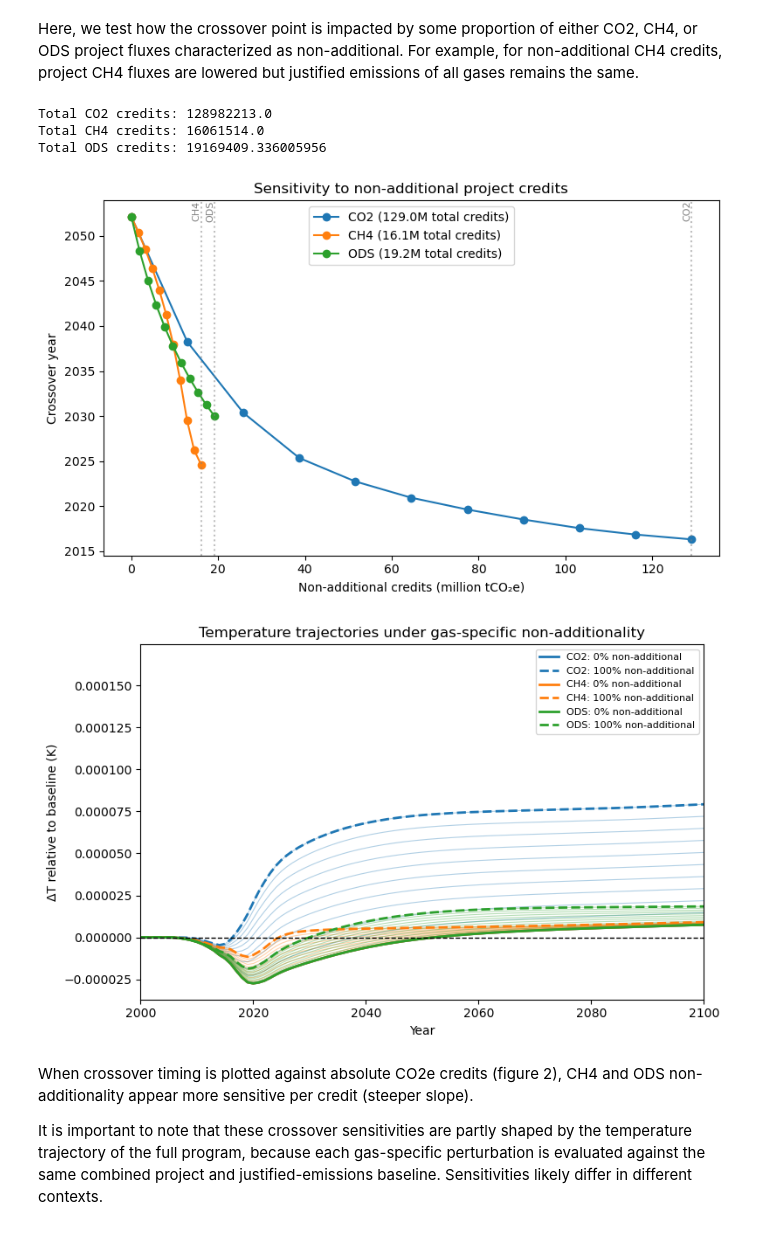
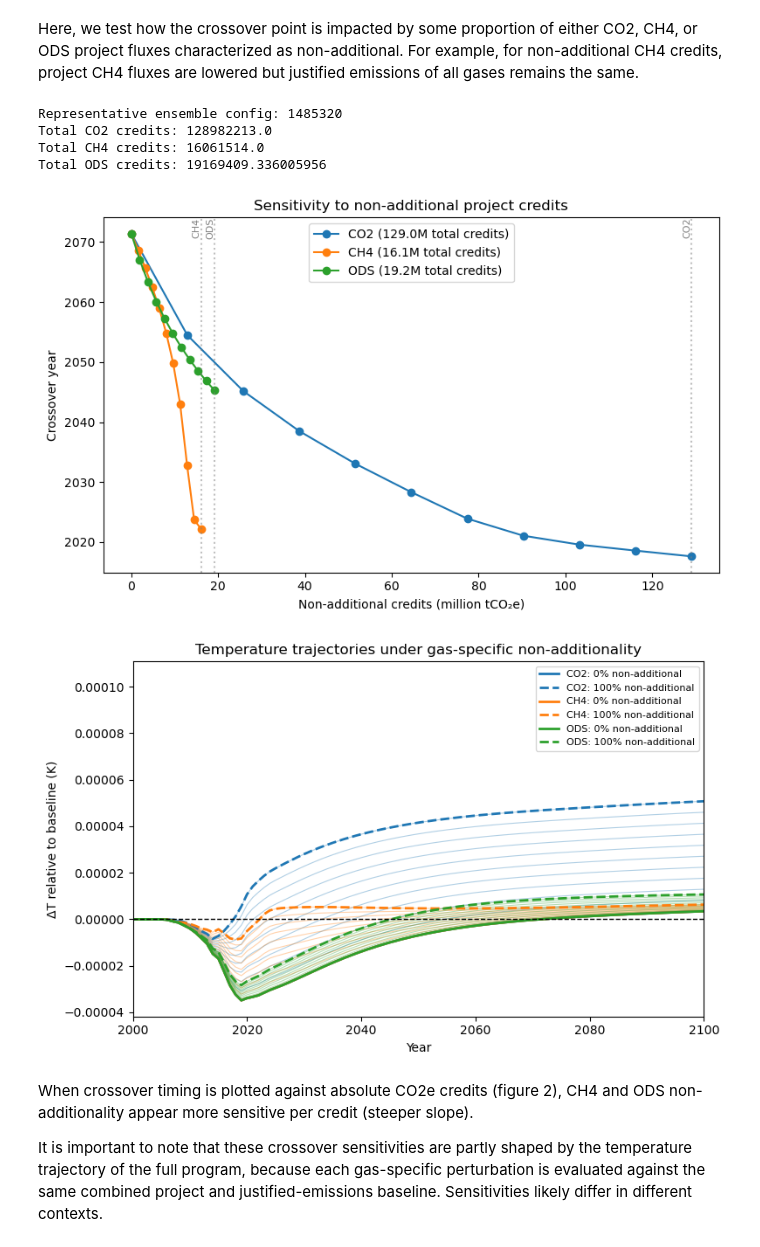
Before and after one commit to carbonplan/slcp-offsetting, a Jupyter notebook: notebooks/02a_ca_analysis_SpecificODS.ipynb, the cells around one changed output. Saved outputs shown, nothing was run; the diff lists cells and outputs as text; code cells hidden in the pictures.

```diff
--- a/notebooks/02a_ca_analysis_SpecificODS.ipynb
+++ b/notebooks/02a_ca_analysis_SpecificODS.ipynb
@@ -150,7 +156,7 @@ for sp in ["CO2 FFI", "CO2 AFOLU", "CH4", "N2O", *ODS_SPECIES]:
         fill(f.emissions, base, scenario=scen, config="central", specie=sp)
 # %%
 # ----------------------------
-# apply project perturbations
+# apply project perturbations to legacy run
 # ----------------------------
 
 timepoints = np.asarray(f.timepoints, dtype=float)
@@ -180,6 +186,9 @@ for _, row in df_p.iterrows():
     # actual_ch4: only physical ch4 project flux
     f.emissions.loc[dict(timepoints=yr, scenario="actual_ch4", config="central", specie="CH4")].values += ch4_p
 
+    # actual_co2: only physical co2 project flux
+    f.emissions.loc[dict(timepoints=yr, scenario="actual_co2", config="central", specie="CO2 FFI")].values += co2_p
+
     # claimed_ch4: only ch4 project flux represented as co2-equivalent
     f.emissions.loc[dict(timepoints=yr, scenario="claimed_ch4", config="central", specie="CO2 FFI")].values += row["ch4_flux"] * gwp_ch4(year) / 1e9
 
@@ -668,8 +925,11 @@ plt.show()
 
 equiv_summary = []
 
-# exclude future temporary CO2 storage re-release
-df_p_observed = df_p[df_p["year"] <= 2030].copy()
+# use crediting period only to calculate issued credits
+df_p_crediting = df_p[df_p["year"] <= 2025].copy()
+
+# use crediting period only to calculate issued credits
+df_p_crediting = df_p[df_p["year"] <= 2025].copy()
 
 # original gwp100 credit totals
 original_ch4_credits = -1 * (df_p_crediting["ch4_flux"] * df_p_crediting["year"].apply(gwp_ch4)).sum()
@@ -791,8 +1051,23 @@ df_p_continued = pd.concat([df_p_observed[df_p_observed["year"] < extension_star
 df_e_continued = pd.concat([df_e[df_e["year"] < extension_start], df_e_extension], ignore_index=True).sort_values("year")
 
 # run observed and continued-program cases
-years_observed, temp_observed = run_program_fair(df_p_observed, df_e)
-years_continued, temp_continued = run_program_fair(df_p_continued, df_e_continued)
+from tqdm.auto import tqdm
+
+continued_results = {}
+runs = [
+    ("Observed", df_p_observed, df_e),
+    ("Continued", df_p_continued, df_e_continued)
+]
+
+pbar = tqdm(runs, desc="Program continuation runs")
+
+for label, df_p_run, df_e_run in pbar:
+    pbar.set_postfix_str(label)
+    years_run, continued_results[label] = run_program_fair(df_p_run, df_e_run)
+
+years_observed = years_run
+temp_observed = continued_results["Observed"]
+temp_continued = continued_results["Continued"]
 
 #  --- plot with crossover years  ---
 continued_results = {
@@ -806,7 +1081,7 @@ for label, temp in continued_results.items():
     crossover_year = find_crossover_year(years_observed, temp)
     if not np.isnan(crossover_year):
         ax.axvline(crossover_year, linestyle=":", linewidth=1, color=color, alpha=0.8)
-        ax.text(crossover_year+1.5, 0.00004, f" {label}: {crossover_year:.0f}", color=color, rotation=90, va="bottom", ha="left", fontsize=10)
+        ax.text(crossover_year + 1.5, 0.05, f" {label}: {crossover_year:.0f}", color=color, rotation=90, va="bottom", ha="left", fontsize=10, transform=ax.get_xaxis_transform())
 
 ax.axhline(0, linestyle="--", linewidth=2, color="k")
 ax.set_xlim(2000, 2200)
@@ -833,7 +1108,12 @@ This result illustrates the concept of warming stock vs cooling flow. As the war
 # %% [markdown]
 Here, we test how the crossover point is impacted by some proportion of either CO2, CH4, or ODS project fluxes characterized as non-additional. For example, for non-additional CH4 credits, project CH4 fluxes are lowered but justified emissions of all gases remains the same.
 # %%
-from tqdm import tqdm
+# choose calibrated ensemble member closest to the median net-program trajectory
+target = net_program_ensemble.median("config")
+rmse = np.sqrt(((net_program_ensemble - target) ** 2).mean("timebounds"))
+central_config = df_configs.index[np.argmin(rmse.values)]
+
+print("Representative ensemble config:", central_config)
 
 # use crediting period only to calculate issued credits
 df_p_crediting = df_p[df_p["year"] <= 2025].copy()
@@ -844,7 +1124,7 @@ credit_totals = {
 nonadd_results = []
 nonadd_trajectories = []
 
-for gas, total_credits in tqdm(credit_totals.items(), desc="Gas"):
+for gas, total_credits in credit_totals.items():
     credit_steps = np.linspace(0, total_credits, 11)
     for nonadd_credits in credit_steps:
         frac_nonadd = nonadd_credits / total_credits
@@ -861,10 +1141,11 @@ for gas, total_credits in tqdm(credit_totals.items(), desc="Gas"):
         elif gas == "ODS":
             for column in ODS_COLUMNS:
                 df_p_test.loc[crediting_mask, column] = df_p_test.loc[crediting_mask, column] * (1 - frac_nonadd)
-        years_test, temp_test = run_program_fair(df_p_test, df_e)
+        years_test, temp_test = run_program_fair(df_p_test, df_e, configs=[central_config])
         crossover_year = find_crossover_year(years_test, temp_test)
         nonadd_trajectories.append({"gas": gas, "nonadd_credits": nonadd_credits, "frac_nonadd": frac_nonadd, "years": years_test, "temp": temp_test})
         nonadd_results.append({"gas": gas, "nonadd_credits": nonadd_credits, "frac_nonadd": frac_nonadd, "crossover_year": crossover_year})
+
 nonadd_results = pd.DataFrame(nonadd_results)
 print("Total CO2 credits:", credit_totals["CO2"])
 print("Total CH4 credits:", credit_totals["CH4"])
@@ -887,35 +1168,36 @@ plt.tight_layout()
 plt.show()
 
 #  ---  plot temperature trajectories for all non-additionality scenarios  ---
 colors = {
     "CO2": "tab:blue",
     "CH4": "tab:orange",
     "ODS": "tab:green"}
 plt.figure(figsize=(8, 5))
 ax = plt.gca()
 for result in nonadd_trajectories:
     ax.plot(result["years"], result["temp"], color=colors[result["gas"]], linewidth=0.8, alpha=0.35)
 for gas in ["CO2", "CH4", "ODS"]:
     gas_results = [r for r in nonadd_trajectories if r["gas"] == gas]
     zero_nonadd = min(gas_results, key=lambda x: x["frac_nonadd"])
     full_nonadd = max(gas_results, key=lambda x: x["frac_nonadd"])
     ax.plot(zero_nonadd["years"], zero_nonadd["temp"], color=colors[gas], linewidth=2, label=f"{gas}: 0% non-additional")
     ax.plot(full_nonadd["years"], full_nonadd["temp"], color=colors[gas], linewidth=2, linestyle="--", label=f"{gas}: 100% non-additional")
 
 ax.axhline(0, linestyle="--", linewidth=1, color="k")
 ax.set_xlim(2000, 2100)
 ax.set_xlabel("Year")
 ax.set_ylabel("ΔT relative to baseline (K)")
 ax.set_title("Temperature trajectories under gas-specific non-additionality")
 ax.legend(fontsize=8)
 plt.tight_layout()
 plt.show()
 # %% [output]
+Representative ensemble config: 1485320
 Total CO2 credits: 128982213.0
 Total CH4 credits: 16061514.0
 Total ODS credits: 19169409.336005956
-[figure, old version]
+[figure, new version]
-[figure, old version]
+[figure, new version]
 # %% [markdown]
 When crossover timing is plotted against absolute CO2e credits (figure 2), CH4 and ODS non-additionality appear more sensitive per credit (steeper slope).
 
```
Also changed, not shown: parts of 26 cells of this notebook.
